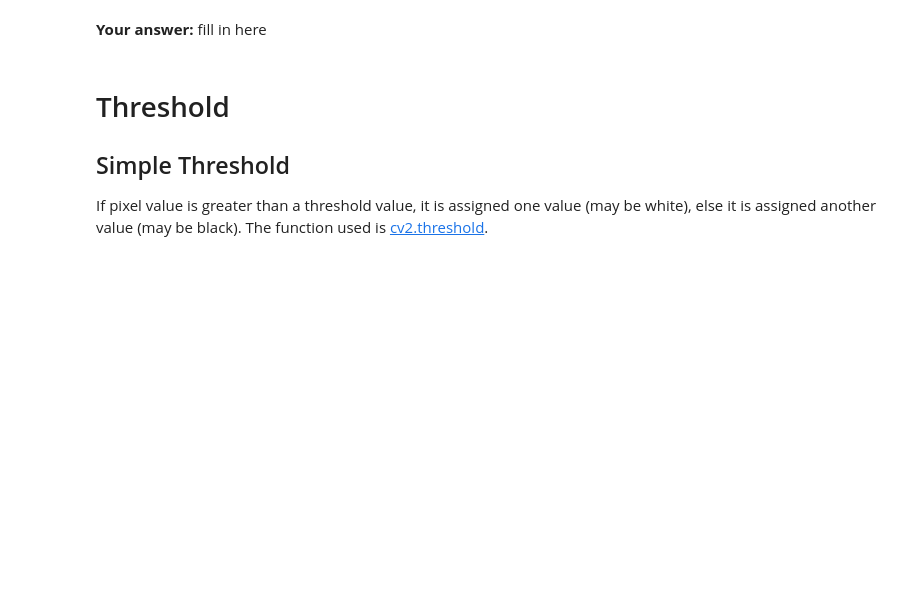
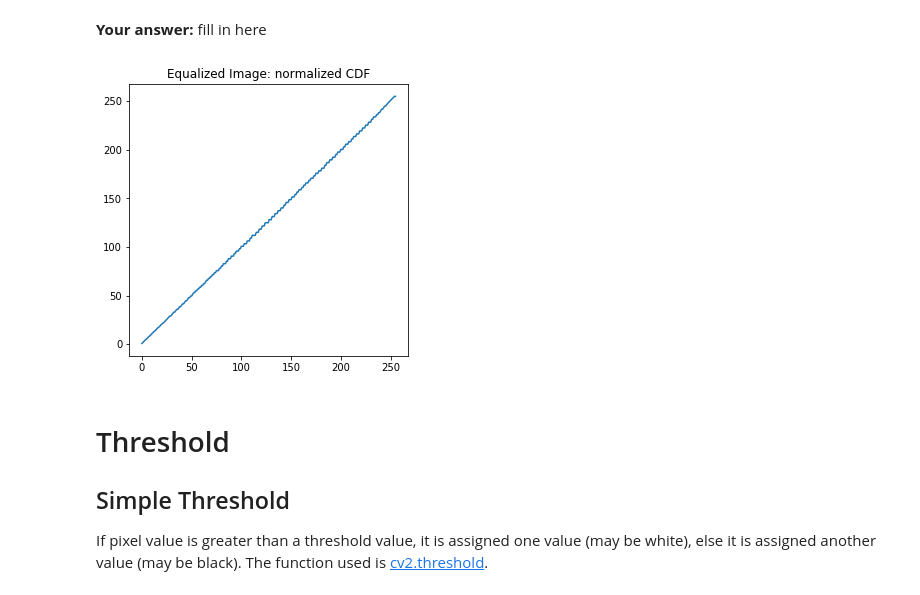
Before and after one commit to ghosalya/50035computervision, a Jupyter notebook: Lab1/OpenCV.ipynb, the cells around one changed output. Saved outputs shown, nothing was run; the diff lists cells and outputs as text; code cells hidden in the pictures; blank space fills up the shorter version.

```diff
--- a/Lab1/OpenCV.ipynb
+++ b/Lab1/OpenCV.ipynb
@@ -791,18 +802,60 @@ def myEqualizeHist(img):
+# %%
+def myEqualizeHist(img):
+    """
+    A implementation of a histogram equalization for image of `uint8` data type.
+    """
+    out = img
+    #############################################################################
+    # TODO: Implement the histogram equalization function.                      #
+    #############################################################################
+
+    # building histogram
+    histogram = [0]*256
+    size = 0
+    for row in img:
+        for px in row:
+            histogram[px] += 1
+            size += 1
+
+    cdf_hist = [0]*256
+    # building cdf
+    for i in range(256,1,-1):
+        newval = sum(histogram[:i])
+        cdf_hist[i-1] = newval
+
+    hist_min = cdf_hist[0]
+    hist_diff = cdf_hist[255] - cdf_hist[0]
+
+    hist_map = [int(255*(i-hist_min)/hist_diff) for i in cdf_hist]
+
+    for r in range(len(img)):
+        for p in range(len(img[r])):
+            out[r,p] = hist_map[img[r,p]]
+
+    return out
+
+
+    #############################################################################
+    #                             END OF YOUR CODE                              #
+    #############################################################################
+    return out
 # %%
 # Verify the correctness of your implementation by plotting the
 # normalized CDF of equalized image
 img = cv2.imread('imgs/sudoku-original.jpg',0)
 W,H = img.shape
 img_myeq = myEqualizeHist(img)
 
 # Your implementation may NOT need to return an image that is
 # exactly the same as the one OpenCV build-in function does.
 # However, the normalized CDF should make sense.
 hist_myeq = np.histogram(img_myeq, bins=256, range=(0.0, 255.0))
 plt.figure(figsize=(5,5))
-plt.plot(xrange(0,256),np.cumsum(hist_myeq[0])*255/(W*H))
+plt.plot(range(0,256),np.cumsum(hist_myeq[0])*255/(W*H))
 plt.title('Equalized Image: normalized CDF')
 plt.show()
+# %% [output]
+[figure, added]
 # %% [markdown]
 # Threshold
 ## Simple Threshold
```
Also changed, not shown: parts of 6 cells of this notebook.
